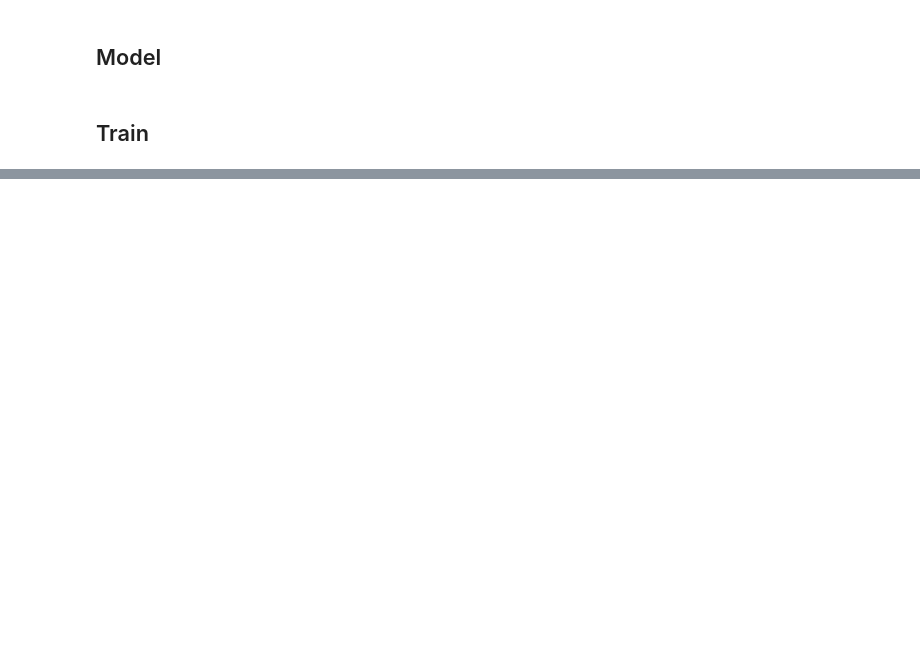
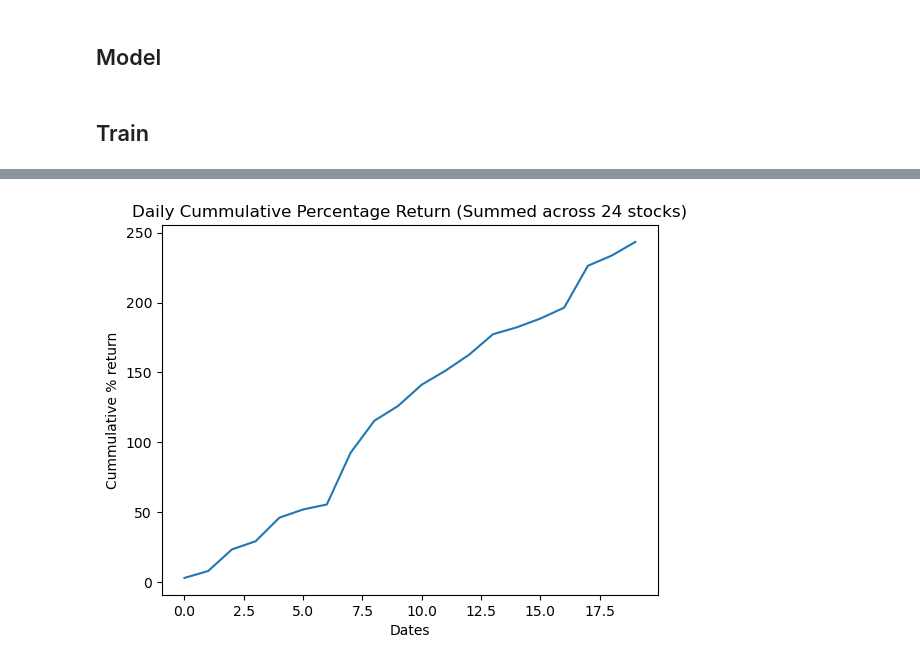
Before and after one commit to alikhalid/StockPriceForcasting, a Jupyter notebook: sparsely_connected_conv.ipynb, the cells around one changed output, grey strips where cells are left out. Cells and saved outputs as stored; diff of their text form; code cells hidden in the pictures; blank space fills up the shorter version.

```diff
--- a/sparsely_connected_conv.ipynb
+++ b/sparsely_connected_conv.ipynb
@@ -151,0 +237,5 @@ df
+# %%
+df_date = compute_prediction_stats(list(range(pred.shape[0])), pred.T, obj.T)
+
+df_date["% return"] = pnl_per_date * 100
+df_date
@@ -152,3 +274,14 @@ df
+# %%
+plt.figure()
+
+plt.ylabel("Cummulative % return")
+plt.xlabel("Dates")
+plt.title("Daily Cummulative Percentage Return (Summed across 24 stocks)")
+plt.plot(df_date.Tickers, df_date["% return"].cumsum())
+
+plt.savefig("date_percentage_retrun.png")
+# %% [output]
+[figure, added]
 # %%
 stock_id = 0
 _pred = pred[:, stock_id]
```
Also changed, not shown: parts of 16 cells of this notebook, 3 other files.
